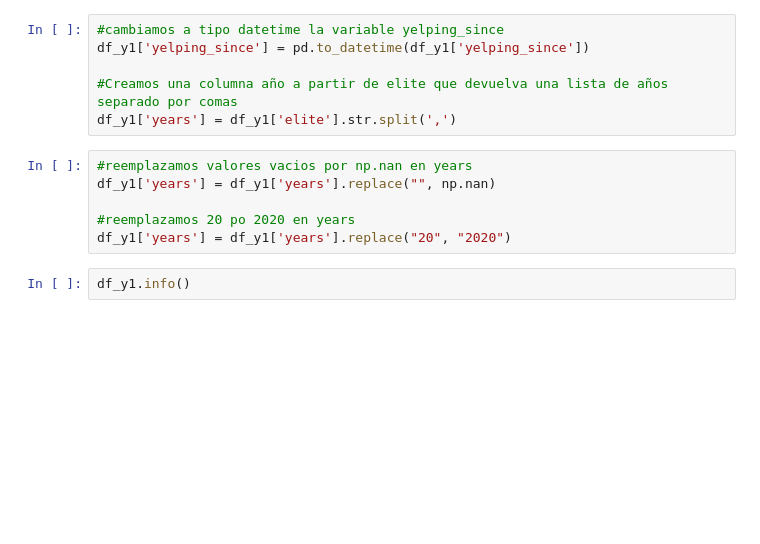
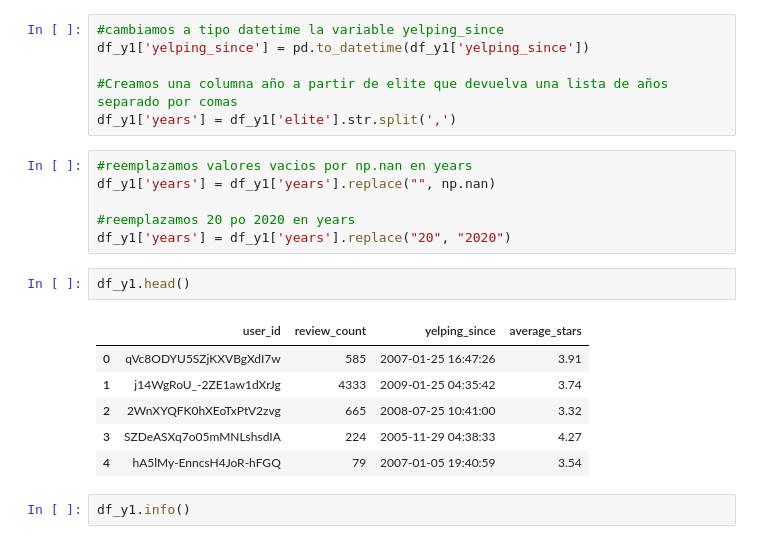
Before and after one commit to Datalogia/PG_12, a Jupyter notebook: ETL_Yelp_Gmaps.ipynb, the cells around one changed output. Saved outputs shown, nothing was run; the diff lists cells and outputs as text; blank space fills up the shorter version.

```diff
--- a/ETL_Yelp_Gmaps.ipynb
+++ b/ETL_Yelp_Gmaps.ipynb
@@ -137,6 +150,15 @@ df_y1['years'] = df_y1['years'].replace("", np.nan)
 
 #reemplazamos 20 po 2020 en years
 df_y1['years'] = df_y1['years'].replace("20", "2020")
+# %%
+df_y1.head()
+# %% [output]
+|  | user_id | review_count | yelping_since | average_stars |
+| 0 | qVc8ODYU5SZjKXVBgXdI7w | 585 | 2007-01-25 16:47:26 | 3.91 |
+| 1 | j14WgRoU_-2ZE1aw1dXrJg | 4333 | 2009-01-25 04:35:42 | 3.74 |
+| 2 | 2WnXYQFK0hXEoTxPtV2zvg | 665 | 2008-07-25 10:41:00 | 3.32 |
+| 3 | SZDeASXq7o05mMNLshsdIA | 224 | 2005-11-29 04:38:33 | 4.27 |
+| 4 | hA5lMy-EnncsH4JoR-hFGQ | 79 | 2007-01-05 19:40:59 | 3.54 |
 # %%
 df_y1.info()
 # %% [output]
```
Also changed, not shown: parts of 35 cells of this notebook, 8 other files.
